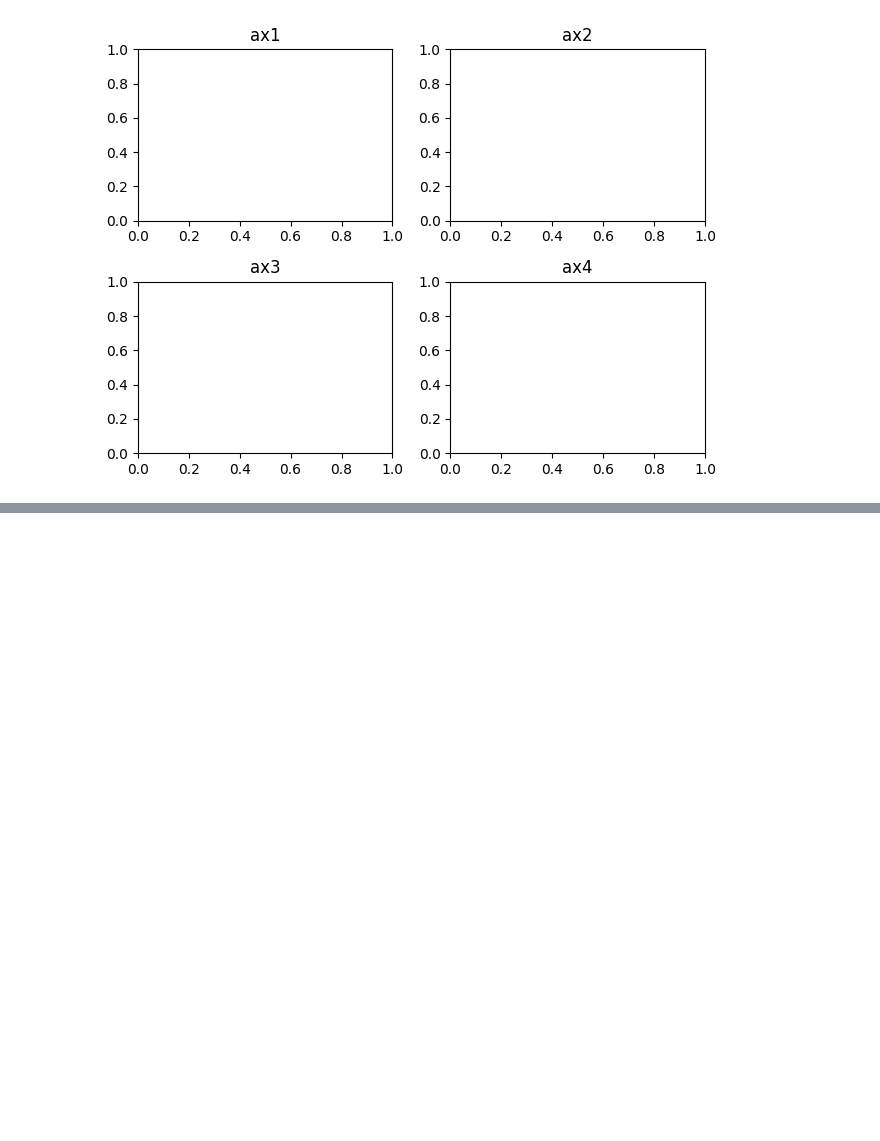
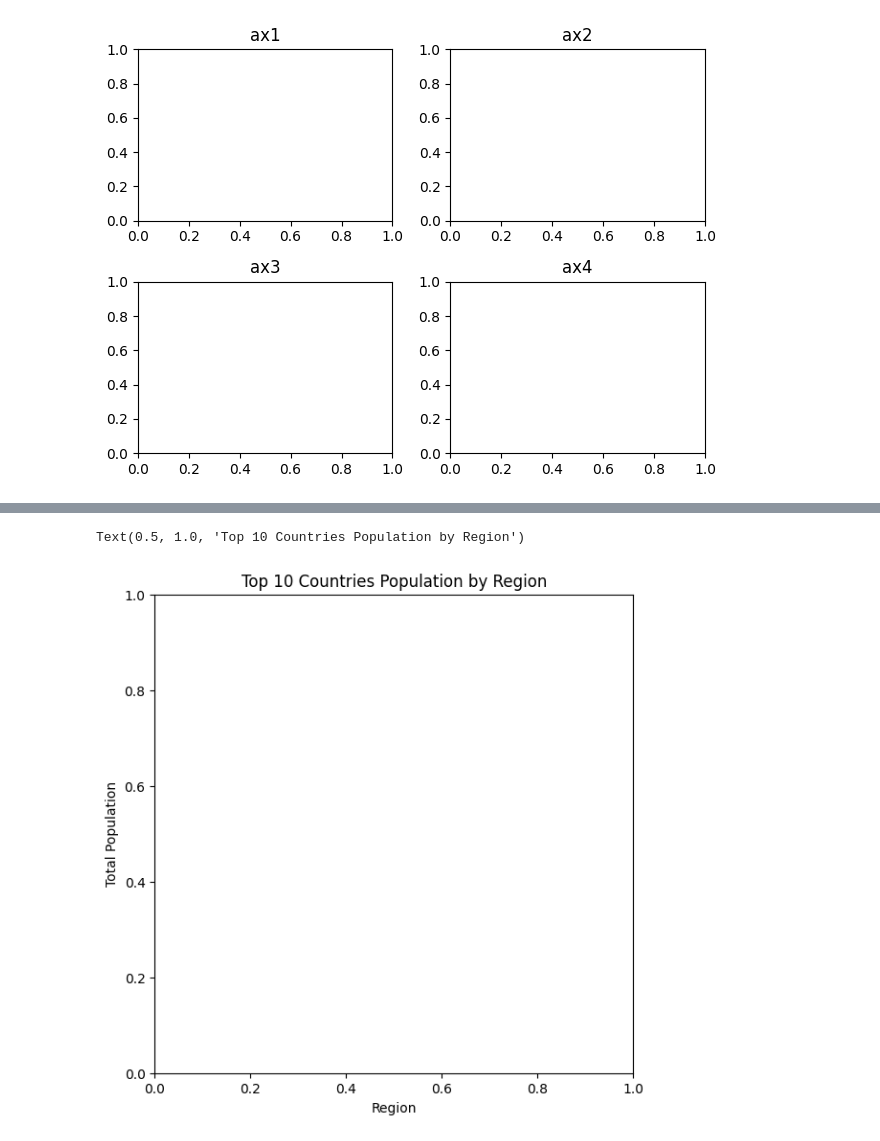
Before and after one commit to KeerthanaSistla/Python-for-Data-Analysis-Visualization, a Jupyter notebook: Matplotlib.ipynb, the cells around one changed output, grey strips where cells are left out. Drawn from its saved outputs; the diff is of its cells as text; code cells hidden in the pictures; blank space fills up the shorter version.

```diff
--- a/Matplotlib.ipynb
+++ b/Matplotlib.ipynb
@@ -213,0 +265,11 @@ Text(0.5, 1.0, 'ax4')
+# %%
+fig=plt.figure(figsize=(5,5))
+
+# axes
+axes = fig.add_axes([0,0,1,1])
+axes.set_xlabel('Region')
+axes.set_ylabel('Total Population')
+axes.set_title('Top 10 Countries Population by Region')
+# %% [output]
+Text(0.5, 1.0, 'Top 10 Countries Population by Region')
+[figure, added]
```
Also changed, not shown: parts of 14 cells of this notebook.
